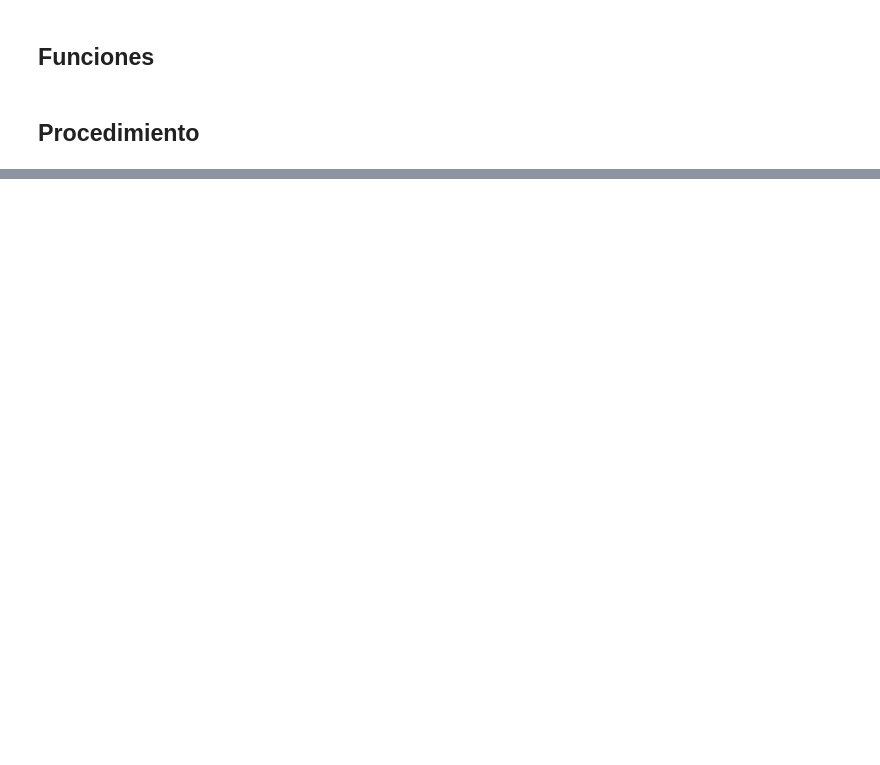
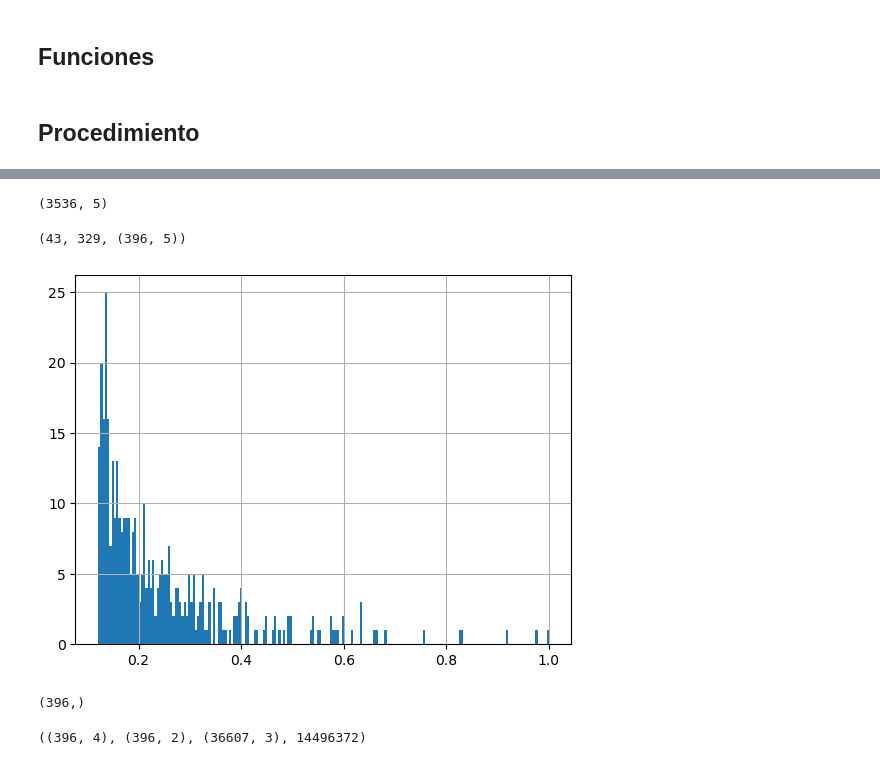
Before and after one commit to magistery-tps/rec-sys-client-lib, a Jupyter notebook: notebooks/movie-lens/2_data_loader.ipynb, the cells around one changed output, grey strips where cells are left out. Drawn from its saved outputs; the diff is of its cells as text; code cells hidden in the pictures; blank space fills up the shorter version.

```diff
--- a/notebooks/movie-lens/2_data_loader.ipynb
+++ b/notebooks/movie-lens/2_data_loader.ipynb
@@ -110,0 +111,13 @@ interactions.user_id.max()
+# %%
+def compute_item_popuparity(df):
+    return interactions \
+        .groupby(['item_id'],as_index=False) \
+        .agg({'rating': 'mean', 'user_id': 'count'}) \
+        .rename(columns={'rating': 'rating_mean', 'user_id': 'interactions'}) \
+        .sort_values(['interactions'], ascending=False) \
+        .pipe(ut.min_max_scale_column, 'interactions', 'interactions_norm') \
+        .pipe(ut.apply_fn_to_column, 'popularity', lambda df: df['rating_mean'] * df['interactions_norm']) \
+        .pipe(ut.min_max_scale_column, 'popularity')
+# %%
+item_popuparity = compute_item_popuparity(interactions)
+item_popuparity.head(5)
@@ -110,0 +131,17 @@ interactions.user_id.max()
+# %%
+item_popuparity.shape
+# %% [output]
+(3536, 5)
+# %%
+filtered_item_popuparity = item_popuparity[item_popuparity['popularity'] > 0.12]
+filtered_item_popuparity.popularity.hist(bins=200)
+
+filtered_item_popuparity.interactions.min(), filtered_item_popuparity.interactions.max(), filtered_item_popuparity.shape
+# %% [output]
+(43, 329, (396, 5))
+[figure, added]
+# %%
+item_ids = filtered_item_popuparity.item_id.unique()
+item_ids.shape
+# %% [output]
+(396,)
@@ -110,0 +152,4 @@ interactions.user_id.max()
+# %%
+filtered_items.shape, filtered_item_genres.shape, filtered_interactions.shape,  filtered_items.shape[0] * filtered_interactions.shape[0]
+# %% [output]
+((396, 4), (396, 2), (36607, 3), 14496372)
```
Also changed, not shown: parts of 38 cells of this notebook, 38 other files.
